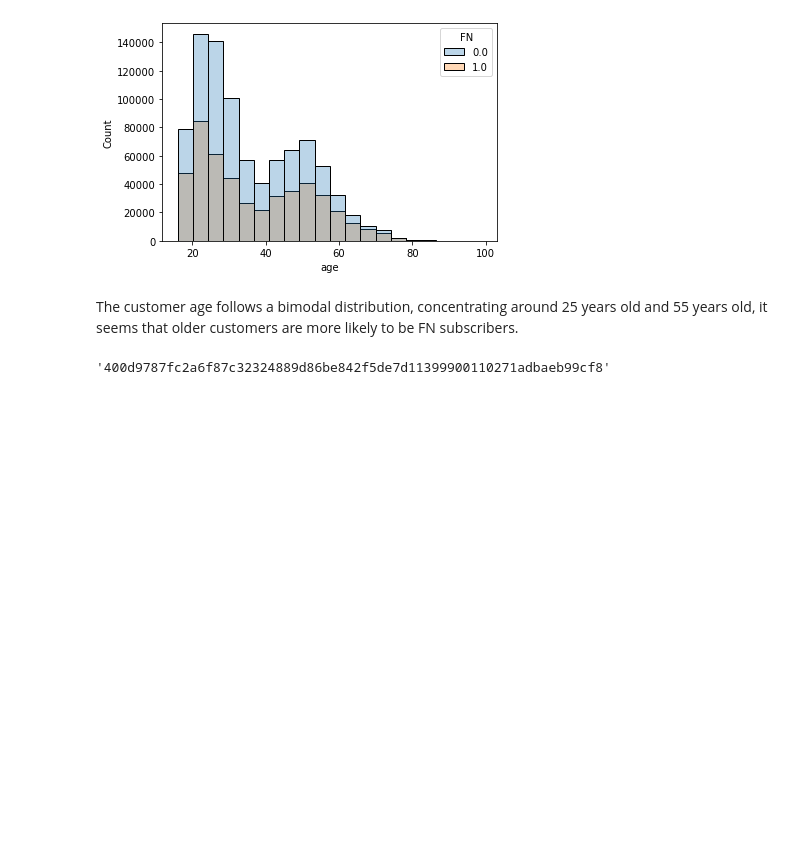
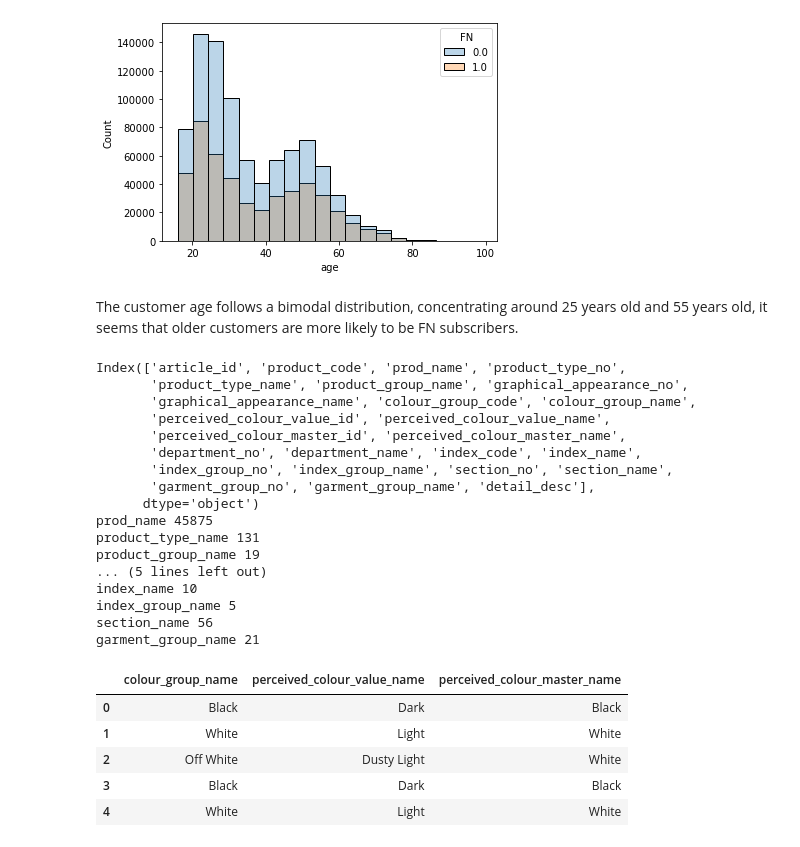
Before and after one commit to alegna12499/HM_Competition, a Jupyter notebook: hm_competition_notebook.ipynb, the cells around one changed output. Saved outputs shown, nothing was run; the diff lists cells and outputs as text; code cells hidden in the pictures; blank space fills up the shorter version.

```diff
--- a/hm_competition_notebook.ipynb
+++ b/hm_competition_notebook.ipynb
@@ -117,5 +127,48 @@ sample_10 = customers.sample(frac=.1,random_state = r_state) # take 10% sample o
 dask_10 = txs[txs['customer_id'].isin(sample_10['customer_id'])].compute() # filter the dataset to just sampled customers
 # %%
-sample_10['customer_id'].iloc[0]
+print(articles.columns)
+
+name_filter = [word for word in articles.columns if 'name' in word] # list comprehension (the cool way)
+
+# test_names = [] # regular way (not as cool)
+# for word in articles.columns:
+#     if 'name' in word:
+#         test_names.append(word)
+# test_nanes
+
+# find the count of unique values for each column in articles dataframe
+
+article_names = articles[name_filter].copy()
+
+for col in article_names:
+    print(col, article_names[col].nunique())
+
+articles[['product_code','prod_name']].nunique()
+
+colors = [word for word in name_filter if 'colour' in word]
+
+articles[colors].head()
 # %% [output]
-'400d9787fc2a6f87c32324889d86be842f5de7d11399900110271adbaeb99cf8'
+Index(['article_id', 'product_code', 'prod_name', 'product_type_no',
+       'product_type_name', 'product_group_name', 'graphical_appearance_no',
+       'graphical_appearance_name', 'colour_group_code', 'colour_group_name',
+       'perceived_colour_value_id', 'perceived_colour_value_name',
+       'perceived_colour_master_id', 'perceived_colour_master_name',
+       'department_no', 'department_name', 'index_code', 'index_name',
+       'index_group_no', 'index_group_name', 'section_no', 'section_name',
+       'garment_group_no', 'garment_group_name', 'detail_desc'],
+      dtype='object')
+prod_name 45875
+product_type_name 131
+product_group_name 19
+... (5 lines left out)
+index_name 10
+index_group_name 5
+section_name 56
+garment_group_name 21
+|  | colour_group_name | perceived_colour_value_name | perceived_colour_master_name |
+| 0 | Black | Dark | Black |
+| 1 | White | Light | White |
+| 2 | Off White | Dusty Light | White |
+| 3 | Black | Dark | Black |
+| 4 | White | Light | White |
```
Also changed, not shown: parts of 6 cells of this notebook.
